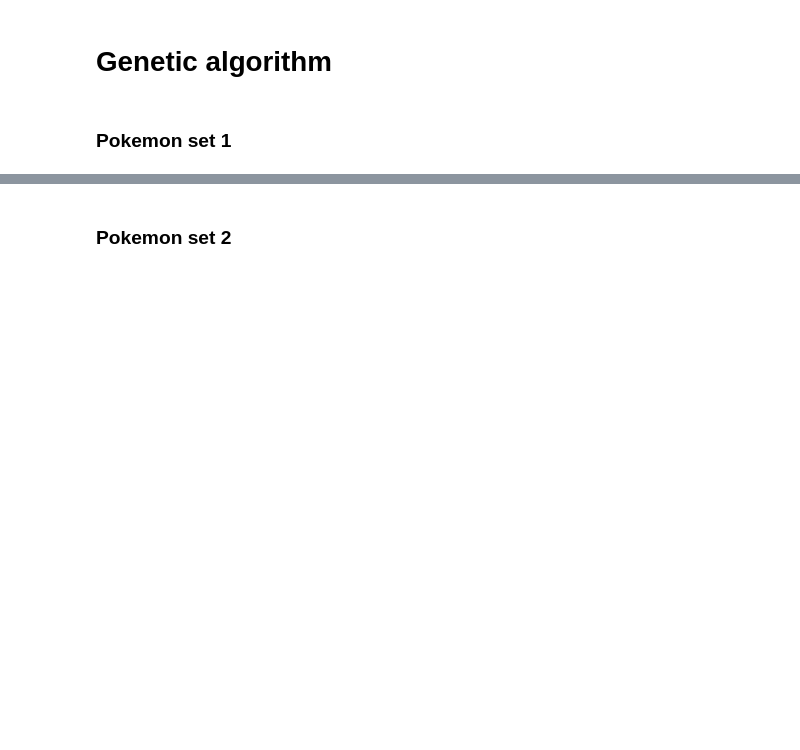
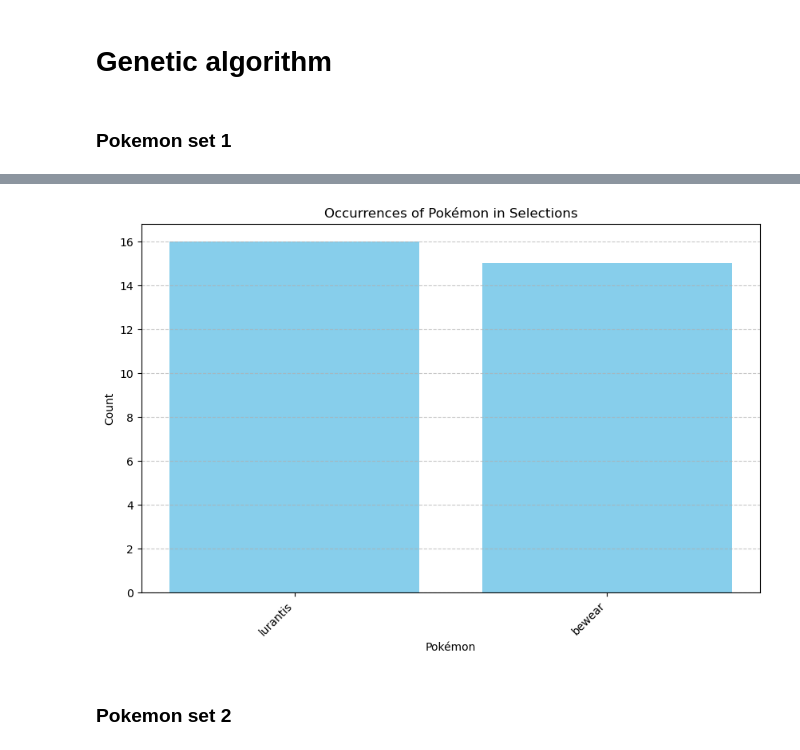
Before and after one commit to ZanZver/PokemonBattles, a Jupyter notebook: Code/code.ipynb, the cells around one changed output, grey strips where cells are left out. Cells and saved outputs as stored; diff of their text form; code cells hidden in the pictures; blank space fills up the shorter version.

```diff
--- a/Code/code.ipynb
+++ b/Code/code.ipynb
@@ -46,0 +54,13 @@ TypeData_df = spark.read.csv(data_path+"TypeData.csv", header=True, inferSchema=
+# %%
+def execute_n_times(df1, df2, times_to_execute, ga_function, seed=69):
+    set_solutions = []
+    set_closest_pokemon = []
+    for i in range(times_to_execute):
+        print(f"Executing run {i+1}/{times_to_execute}")
+        best_solution, closest_pokemon = ga_function(df1.selectExpr("id","name","type1", "CAST(hp AS INT) AS hp", "CAST(atk AS INT) AS atk"),
+            df2.selectExpr("id","name","type1", "CAST(hp AS INT) AS hp", "CAST(atk AS INT) AS atk"),
+            seed=seed
+        )
+        set_solutions.append(best_solution)
+        set_closest_pokemon.append(closest_pokemon)
+    return set_solutions, set_closest_pokemon
@@ -47,3 +96,20 @@ TypeData_df = spark.read.csv(data_path+"TypeData.csv", header=True, inferSchema=
+# %%
+def plot_pokemon_counts(pokemon_list):
+    # Count occurrences of each Pokémon
+    pokemon_counts = Counter(pokemon_list)
+    pokemon_names = list(pokemon_counts.keys())
+    counts = list(pokemon_counts.values())
+
+    # Plot the counts
+    plt.figure(figsize=(10, 6))
+    plt.bar(pokemon_names, counts, color='skyblue')
+    plt.xlabel('Pokémon')
+    plt.ylabel('Count')
+    plt.title('Occurrences of Pokémon in Selections')
+    plt.xticks(rotation=45, ha='right')
+    plt.grid(axis='y', linestyle='--', alpha=0.7)
+    plt.gca().yaxis.set_major_locator(ticker.MaxNLocator(integer=True))  # Force integer ticks on y-axis
+    plt.show()
 # %% [markdown]
 # Get 3 random pokemon
 # %% [markdown]
@@ -262,3 +347,7 @@ Closest Pokemon to Solution: lurantis
+# %%
+plot_pokemon_counts(set1_closest_pokemon)
+# %% [output]
+[figure, added]
 # %% [markdown]
 ### Pokemon set 2
 # %%
```
Also changed, not shown: parts of 32 cells of this notebook, 1 other file.
